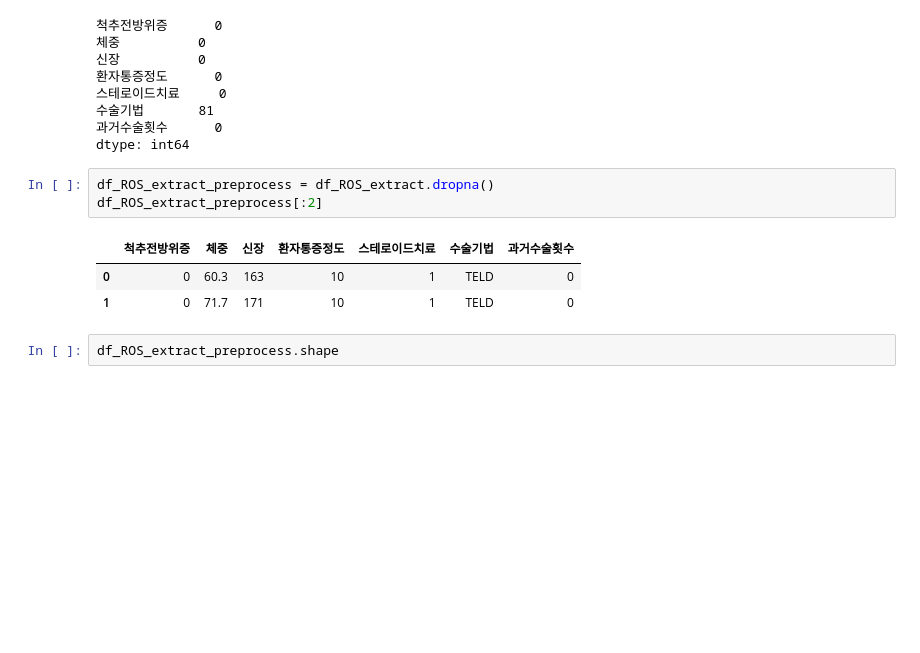
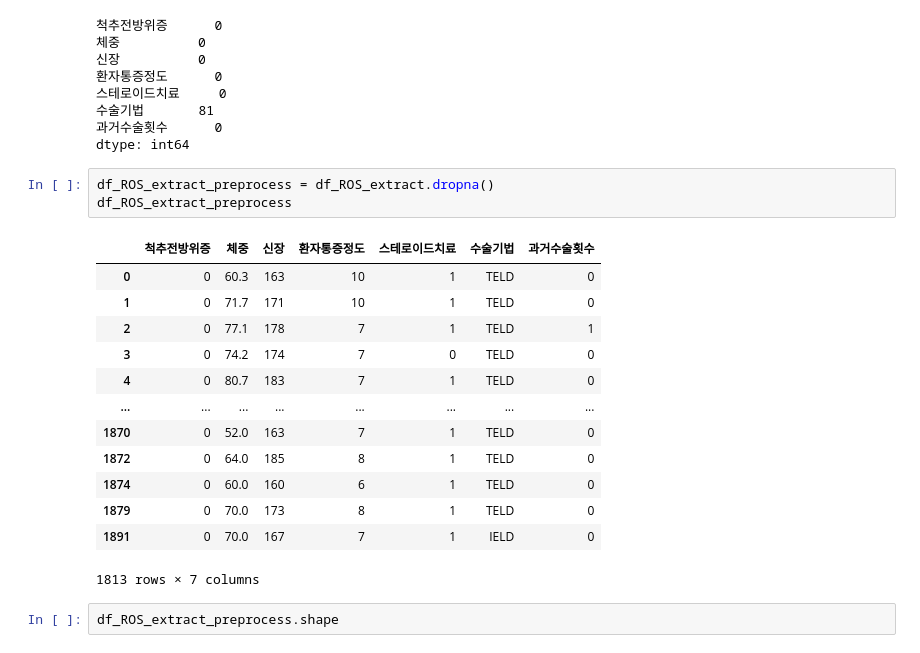
Before and after one commit to araya1203/toys_machinelearning, a Jupyter notebook: codes/RecurrenceOfSurgerypre_preprocessing.ipynb, the cells around one changed output. Saved outputs shown, nothing was run; the diff lists cells and outputs as text; blank space fills up the shorter version.

```diff
--- a/codes/RecurrenceOfSurgerypre_preprocessing.ipynb
+++ b/codes/RecurrenceOfSurgerypre_preprocessing.ipynb
@@ -76,11 +76,21 @@ df_ROS_extract.isnull().sum()
 dtype: int64
 # %%
 df_ROS_extract_preprocess = df_ROS_extract.dropna()
-df_ROS_extract_preprocess[:2]
+df_ROS_extract_preprocess
 # %% [output]
 |  | 척추전방위증 | 체중 | 신장 | 환자통증정도 | 스테로이드치료 | 수술기법 | 과거수술횟수 |
 | 0 | 0 | 60.3 | 163 | 10 | 1 | TELD | 0 |
 | 1 | 0 | 71.7 | 171 | 10 | 1 | TELD | 0 |
+| 2 | 0 | 77.1 | 178 | 7 | 1 | TELD | 1 |
+| 3 | 0 | 74.2 | 174 | 7 | 0 | TELD | 0 |
+| 4 | 0 | 80.7 | 183 | 7 | 1 | TELD | 0 |
+| ... | ... | ... | ... | ... | ... | ... | ... |
+| 1870 | 0 | 52.0 | 163 | 7 | 1 | TELD | 0 |
+| 1872 | 0 | 64.0 | 185 | 8 | 1 | TELD | 0 |
+| 1874 | 0 | 60.0 | 160 | 6 | 1 | TELD | 0 |
+| 1879 | 0 | 70.0 | 173 | 8 | 1 | TELD | 0 |
+| 1891 | 0 | 70.0 | 167 | 7 | 1 | IELD | 0 |
+1813 rows × 7 columns
 # %%
 df_ROS_extract_preprocess.shape
 # %% [output]
```
Also changed, not shown: parts of 10 cells of this notebook.
